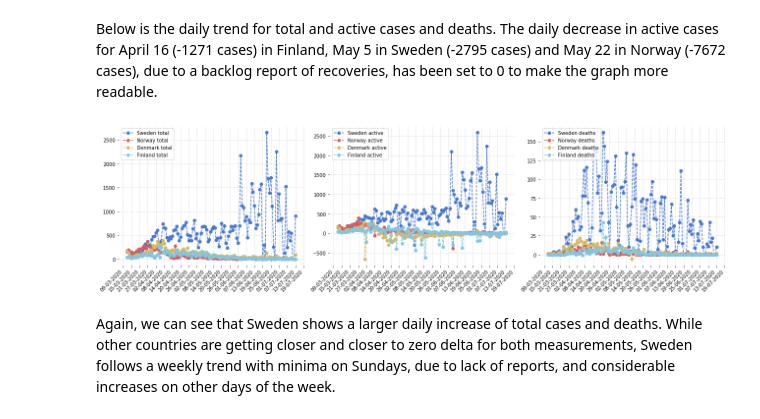
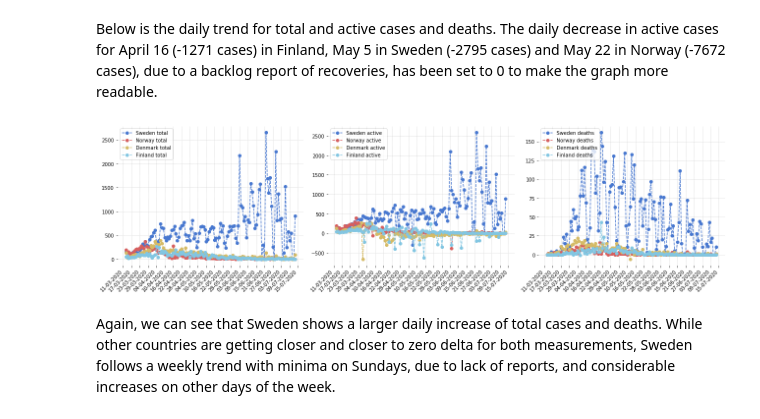
Before and after one commit to eera-l/Covid19-Sweden-Overview, a Jupyter notebook: c19-nordics.ipynb, the cells around one changed output. Drawn from its saved outputs; the diff is of its cells as text; code cells hidden in the pictures.

```diff
--- a/c19-nordics.ipynb
+++ b/c19-nordics.ipynb
@@ -307,56 +307,27 @@ import datetime as dt
 
 interval = 6
 
-swe_tot_d = [151]
+swe_tot_d = np.diff(swe_tot)
+nor_tot_d = np.diff(nor_tot)
+dan_tot_d = np.diff(dan_tot)
+fin_tot_d = np.diff(fin_tot)
 
-nor_tot_d = [171]
+swe_act_d = np.diff(swe_act)
+nor_act_d = np.diff(nor_act)
+dan_act_d = np.diff(dan_act)
+fin_act_d = np.diff(fin_act)
 
-dan_tot_d = [160]
+swe_d_d = np.diff(swe_d)
+nor_d_d = np.diff(nor_d)
+dan_d_d = np.diff(dan_d)
+fin_d_d = np.diff(fin_d)
 
-fin_tot_d = [44]
+fin_act_d[34] = 0
+swe_act_d[52] = 0
+nor_act_d[70] = 0
 
-# -----------------
-swe_act_d = [150]
-
-nor_act_d = [170]
-
-dan_act_d = [160]
-
-fin_act_d = [44]
-
-#---------------
-swe_d_d = [0]
-
-nor_d_d = [1]
-
-dan_d_d = [0]
-
-fin_d_d = [0]
-
-for i in range(1, len(swe_tot)):
-  swe_tot_d.append(swe_tot[i] - swe_tot[i - 1])
-  nor_tot_d.append(nor_tot[i] - nor_tot[i - 1])
-  dan_tot_d.append(dan_tot[i] - dan_tot[i - 1])
-  fin_tot_d.append(fin_tot[i] - fin_tot[i - 1])
-
-for i in range(1, len(swe_act)):
-  swe_act_d.append(swe_act[i] - swe_act[i - 1])
-  nor_act_d.append(nor_act[i] - nor_act[i - 1])
-  dan_act_d.append(dan_act[i] - dan_act[i - 1])
-  fin_act_d.append(fin_act[i] - fin_act[i - 1])
-
-for i in range(1, len(swe_d)):
-  swe_d_d.append(swe_d[i] - swe_d[i - 1])
-  nor_d_d.append(nor_d[i] - nor_d[i - 1])
-  dan_d_d.append(dan_d[i] - dan_d[i - 1])
-  fin_d_d.append(fin_d[i] - fin_d[i - 1])
-
-fin_act_d[35] = 0
-swe_act_d[53] = 0
-nor_act_d[71] = 0
-
-start = dt.date(2020, 3, 12)
-end = start + dt.timedelta(days=len(swe_tot))
+start = dt.date(2020, 3, 13)
+end = start + dt.timedelta(days=len(swe_tot) - 1)
 days_12 = mdates.drange(start, end, dt.timedelta(days=1))
 
 fig = plt.figure()
@@ -375,34 +346,34 @@ ax2.plot(days_12, swe_act_d, '--bo', label='Sweden active')
 ax2.plot(days_12, nor_act_d, '--ro', label='Norway active')
 ax2.plot(days_12, dan_act_d, '--yo', label='Denmark active')
 ax2.plot(days_12, fin_act_d, '--co', label='Finland active')
 ax2.legend(loc="upper left")
 ax2.xaxis.set_major_formatter(mdates.DateFormatter('%d-%m-%Y'))
 ax2.xaxis.set_major_locator(mdates.DayLocator(interval=interval))
 ax2.axes.grid(linestyle='dotted')
 
 
 ax3 = fig.add_subplot(133)
 ax3.plot(days_12, swe_d_d, '--bo', label='Sweden deaths')
 ax3.plot(days_12, nor_d_d, '--ro', label='Norway deaths')
 ax3.plot(days_12, dan_d_d, '--yo', label='Denmark deaths')
 ax3.plot(days_12, fin_d_d, '--co', label='Finland deaths')
 ax3.legend(loc="upper left")
 ax3.xaxis.set_major_formatter(mdates.DateFormatter('%d-%m-%Y'))
 ax3.xaxis.set_major_locator(mdates.DayLocator(interval=interval))
 ax3.axes.grid(linestyle='dotted')
 
 for ax in fig.axes:
   for label in ax.get_xticklabels():
     label.set_ha("right")
     label.set_rotation(45)
 sns.set_color_codes('muted')
 sns.despine(left = True, bottom = True)
 fig.set_figheight(5)
 fig.set_figwidth(18)
 plt.tight_layout()
 plt.show()
 # %% [output]
-[figure, old version]
+[figure, new version]
 # %% [markdown]
 Again, we can see that Sweden shows a larger daily increase of total cases and deaths. While other countries are getting closer and closer to zero delta for both measurements, Sweden follows a weekly trend with minima on Sundays, due to lack of reports, and considerable increases on other days of the week.
 # %% [markdown]
```
Also changed, not shown: parts of 3 cells of this notebook, 1 other file.
